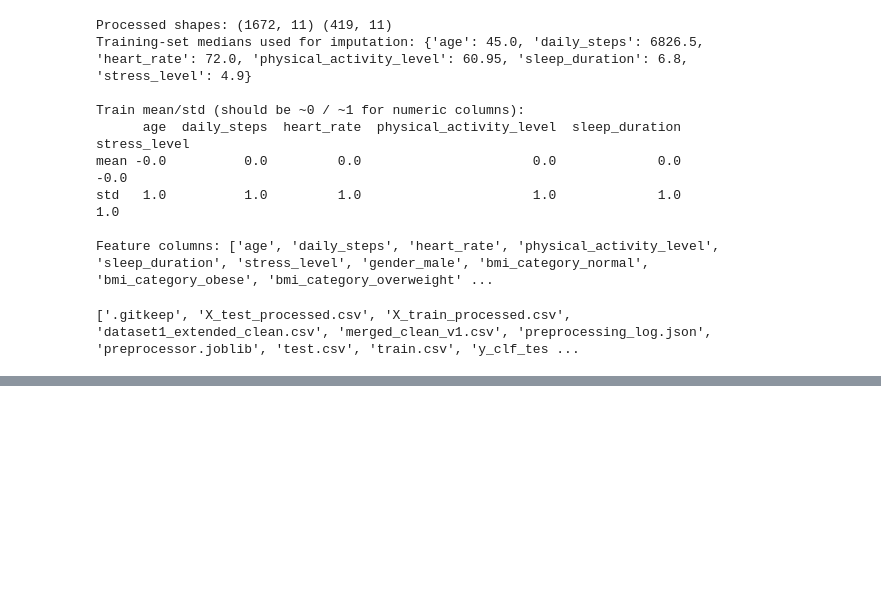
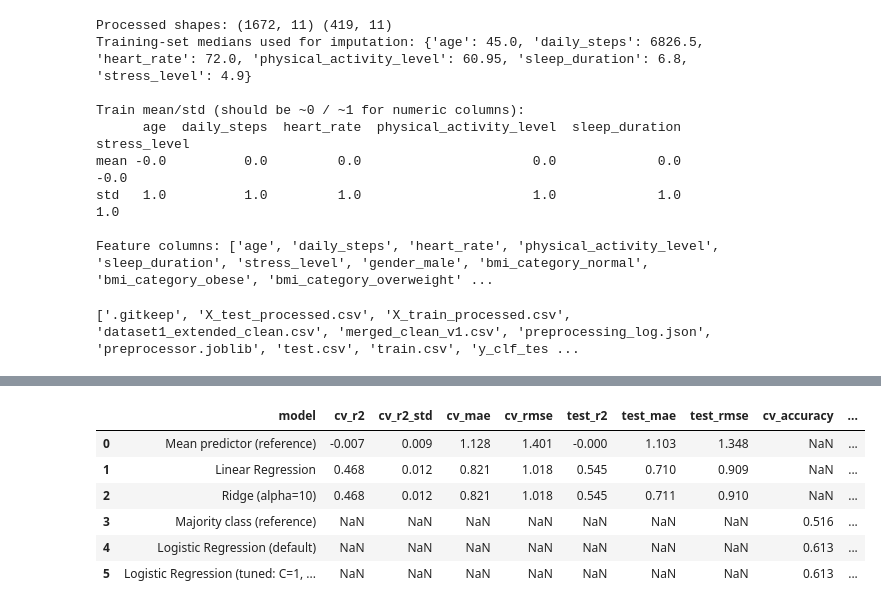
Before and after one commit to HamsMSaidam/QUALIFY, a Jupyter notebook: notebooks/01_preprocessing_hams.ipynb, the cells around one changed output, grey strips where cells are left out. Saved outputs shown, nothing was run; the diff lists cells and outputs as text; code cells hidden in the pictures; blank space fills up the shorter version.

```diff
--- a/notebooks/01_preprocessing_hams.ipynb
+++ b/notebooks/01_preprocessing_hams.ipynb
@@ -360,0 +512,13 @@ print(sorted(os.listdir(OUT)))
+# %%
+summary = pd.concat([reg_cv.merge(reg_test.drop(columns="task"), on="model"),
+                     clf_cv.merge(clf_test.drop(columns="task"), on="model")], ignore_index=True)
+summary.to_csv(f"{RES}/baseline_results.csv", index=False)
+summary.round(3)
+# %% [output]
+|  | model | cv_r2 | cv_r2_std | cv_mae | cv_rmse | test_r2 | test_mae | test_rmse | cv_accuracy | ... |
+| 0 | Mean predictor (reference) | -0.007 | 0.009 | 1.128 | 1.401 | -0.000 | 1.103 | 1.348 | NaN | ... |
+| 1 | Linear Regression | 0.468 | 0.012 | 0.821 | 1.018 | 0.545 | 0.710 | 0.909 | NaN | ... |
+| 2 | Ridge (alpha=10) | 0.468 | 0.012 | 0.821 | 1.018 | 0.545 | 0.711 | 0.910 | NaN | ... |
+| 3 | Majority class (reference) | NaN | NaN | NaN | NaN | NaN | NaN | NaN | 0.516 | ... |
+| 4 | Logistic Regression (default) | NaN | NaN | NaN | NaN | NaN | NaN | NaN | 0.613 | ... |
+| 5 | Logistic Regression (tuned: C=1, ... | NaN | NaN | NaN | NaN | NaN | NaN | NaN | 0.613 | ... |
```
Also changed, not shown: parts of 7 cells of this notebook, 3 other files.
